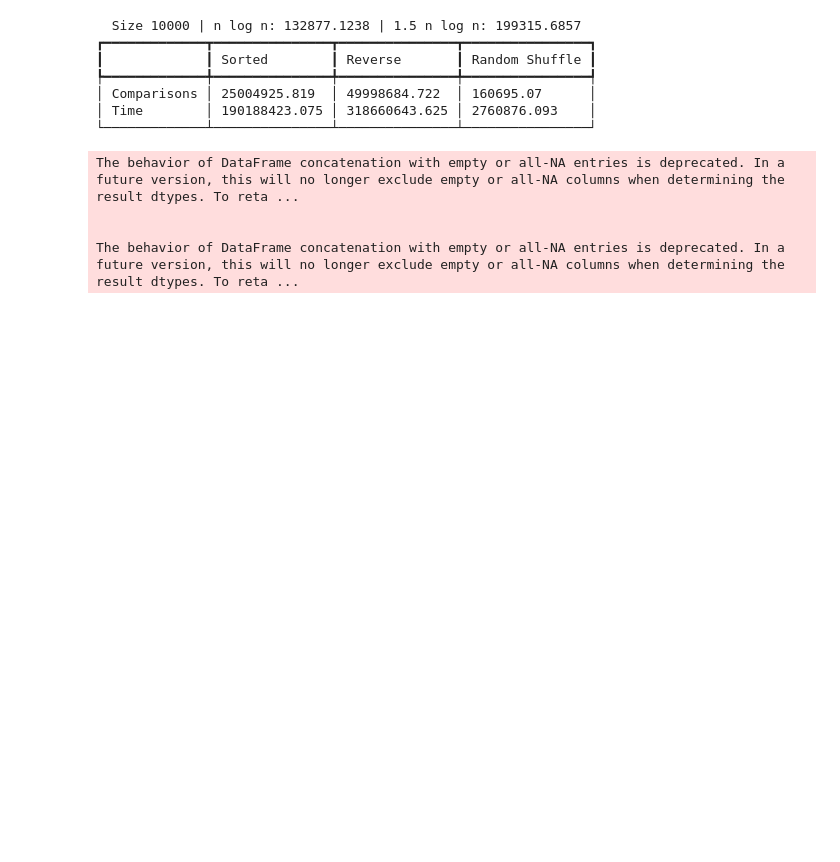
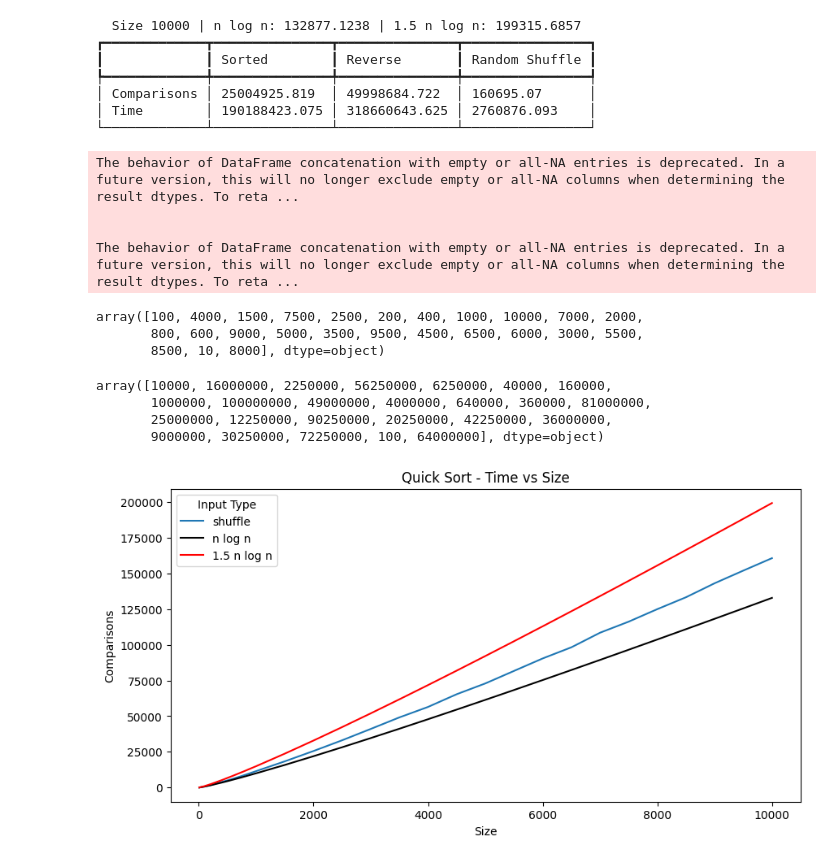
Before and after one commit to DAA-T1/cmplx, a Jupyter notebook: benchmarker/analyzer.ipynb, the cells around one changed output. Saved outputs shown, nothing was run; the diff lists cells and outputs as text; code cells hidden in the pictures; blank space fills up the shorter version.

Commit message:
new comparison logic bcz dumb

```diff
--- a/benchmarker/analyzer.ipynb
+++ b/benchmarker/analyzer.ipynb
@@ -149,4 +149,33 @@ The behavior of DataFrame concatenation with empty or all-NA entries is deprecat
 
 
 The behavior of DataFrame concatenation with empty or all-NA entries is deprecated. In a future version, this will no longer exclude empty or all-NA columns when determining the result dtypes. To reta ...
+# %%
+data[data["Algorithm"] == "quick"]["Size"].unique()
+# %% [output]
+array([100, 4000, 1500, 7500, 2500, 200, 400, 1000, 10000, 7000, 2000,
+       800, 600, 9000, 5000, 3500, 9500, 4500, 6500, 6000, 3000, 5500,
+       8500, 10, 8000], dtype=object)
+# %%
+(data[data["Algorithm"] == "quick"]["Size"] * data[data["Algorithm"] == "quick"]["Size"]).unique()
+# %% [output]
+array([10000, 16000000, 2250000, 56250000, 6250000, 40000, 160000,
+       1000000, 100000000, 49000000, 4000000, 640000, 360000, 81000000,
+       25000000, 12250000, 90250000, 20250000, 42250000, 36000000,
+       9000000, 30250000, 72250000, 100, 64000000], dtype=object)
+# %%
+plt.figure(figsize=(10, 5))
+plt.title("Quick Sort - Time vs Size")
+dqs = data[(data["Algorithm"] == "quick") & (data["Type"] == "shuffle")]
+
+sns.lineplot(data=dqs, x="Size", y="Comparisons", hue="Type")
+# line plot n log n
+plt.plot(sorted(dqs["Size"].unique()), sorted((dqs["Size"] * dqs["Size"].apply(lambda x: math.log(x, 2))).unique()), label="n log n", color="black")
+
+plt.plot(sorted(dqs["Size"].unique()), sorted((dqs["Size"] * dqs["Size"].apply(lambda x: math.log(x, 2)) * 1.5).unique()), label="1.5 n log n", color="red")
+# line plot n^2
+# plt.plot(sorted(data[data["Algorithm"] == "quick"]["Size "].unique()), sorted((data[data["Algorithm"] == "quick"]["Size"] * data[data["Algorithm"] == "quick"]["Size"]).unique()), label="n^2", color="red")
+plt.legend(title="Input Type")
+plt.show()
+# %% [output]
+[figure, added]
 # %%
```
Also changed, not shown: parts of 5 cells of this notebook, 3 other files.
